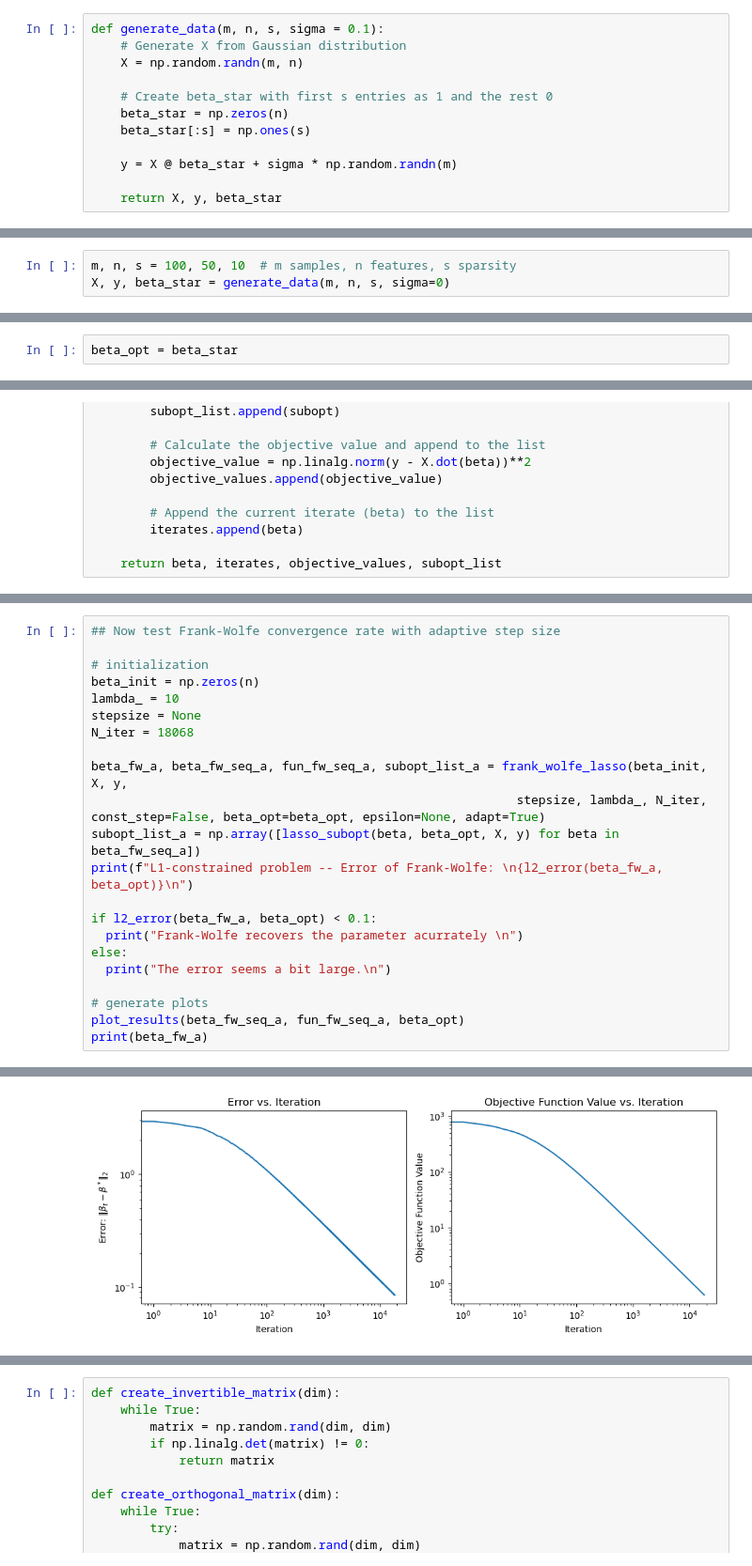
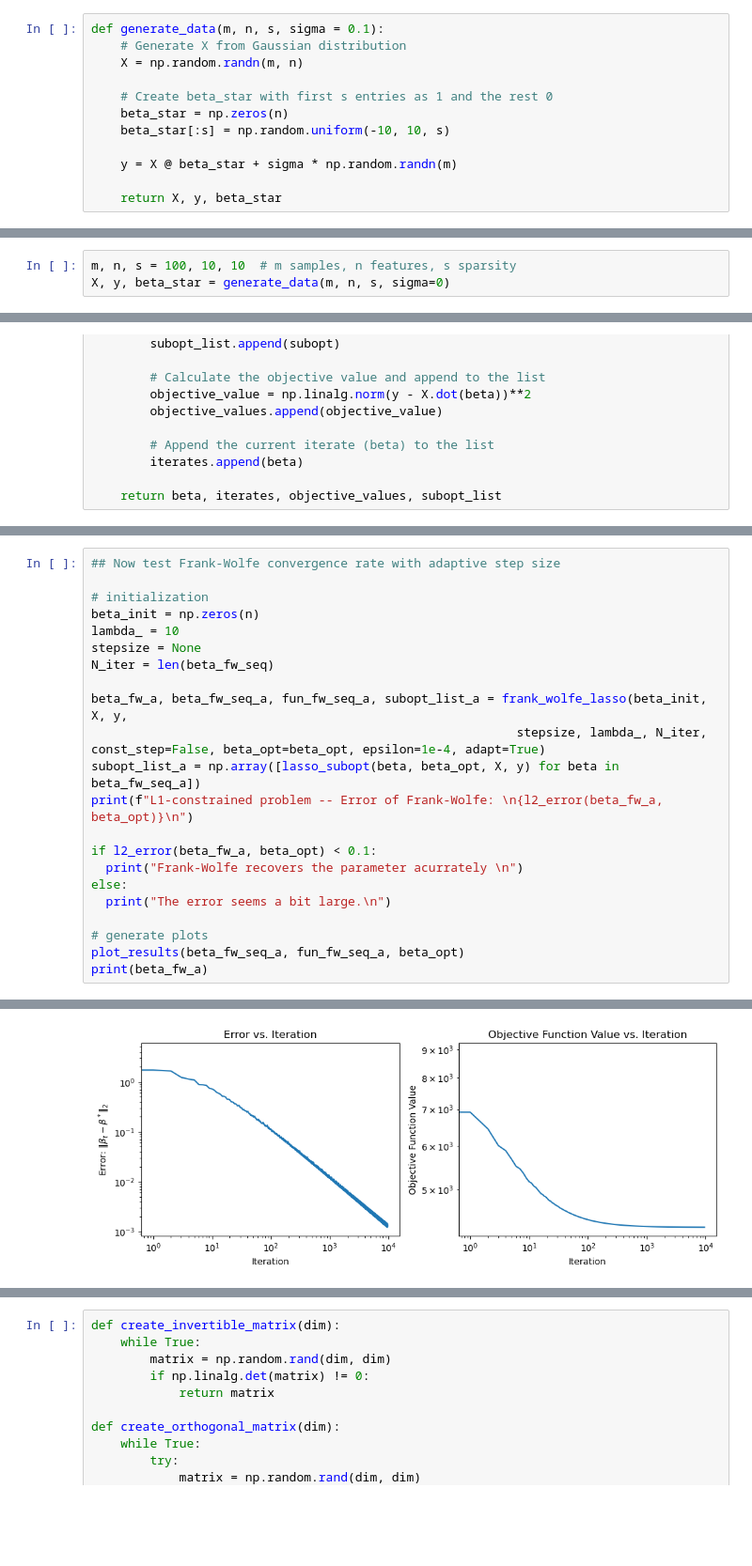
Before and after one commit to kiwi1236/sds631_project, a Jupyter notebook: demo.ipynb, the cells around one changed output, grey strips where cells are left out. Shown at 94% size. Drawn from its saved outputs; the diff is of its cells as text; blank space fills up the shorter version.

```diff
--- a/demo.ipynb
+++ b/demo.ipynb
@@ -14,7 +14,7 @@ def generate_data(m, n, s, sigma = 0.1):
 
     # Create beta_star with first s entries as 1 and the rest 0
     beta_star = np.zeros(n)
-    beta_star[:s] = np.ones(s)
+    beta_star[:s] = np.random.uniform(-10, 10, s)
 
     y = X @ beta_star + sigma * np.random.randn(m)
 
@@ -50,7 +50,7 @@ def plot_results(iterates, objective_values, beta_opt):
     plt.tight_layout()
     plt.show()
 # %%
-m, n, s = 100, 50, 10  # m samples, n features, s sparsity
+m, n, s = 100, 10, 10  # m samples, n features, s sparsity
 X, y, beta_star = generate_data(m, n, s, sigma=0)
 # %%
 print(beta_star)
@@ -98,2 +94,0 @@ print(beta_star)
-# %%
-beta_opt = beta_star
@@ -543,10 +510,10 @@ print(len(beta_fw_seq))
 beta_init = np.zeros(n)
 lambda_ = 10
 stepsize = None
-N_iter = 18068
+N_iter = len(beta_fw_seq)
 
 beta_fw_a, beta_fw_seq_a, fun_fw_seq_a, subopt_list_a = frank_wolfe_lasso(beta_init, X, y,
-                                                          stepsize, lambda_, N_iter, const_step=False, beta_opt=beta_opt, epsilon=None, adapt=True)
+                                                          stepsize, lambda_, N_iter, const_step=False, beta_opt=beta_opt, epsilon=1e-4, adapt=True)
 subopt_list_a = np.array([lasso_subopt(beta, beta_opt, X, y) for beta in beta_fw_seq_a])
 print(f"L1-constrained problem -- Error of Frank-Wolfe: \n{l2_error(beta_fw_a, beta_opt)}\n")
 
@@ -567,3 +535,3 @@ L1-constrained problem -- Error of Frank-Wolfe:
 
 Frank-Wolfe recovers the parameter acurrately
-[figure, old version]
+[figure, new version]
```
Also changed, not shown: parts of 20 cells of this notebook.
